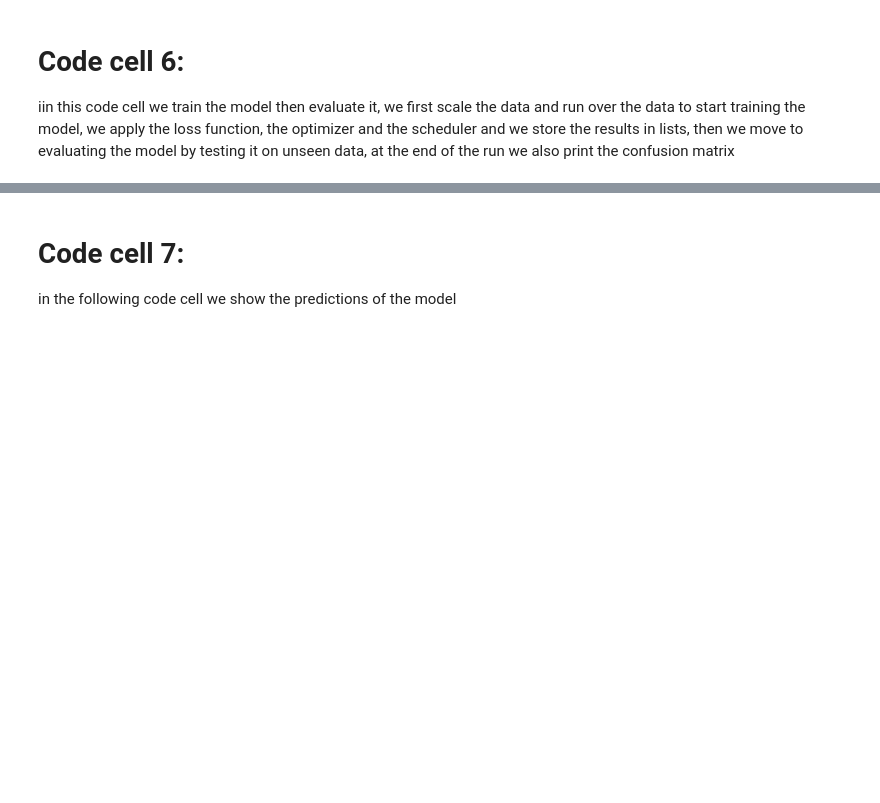
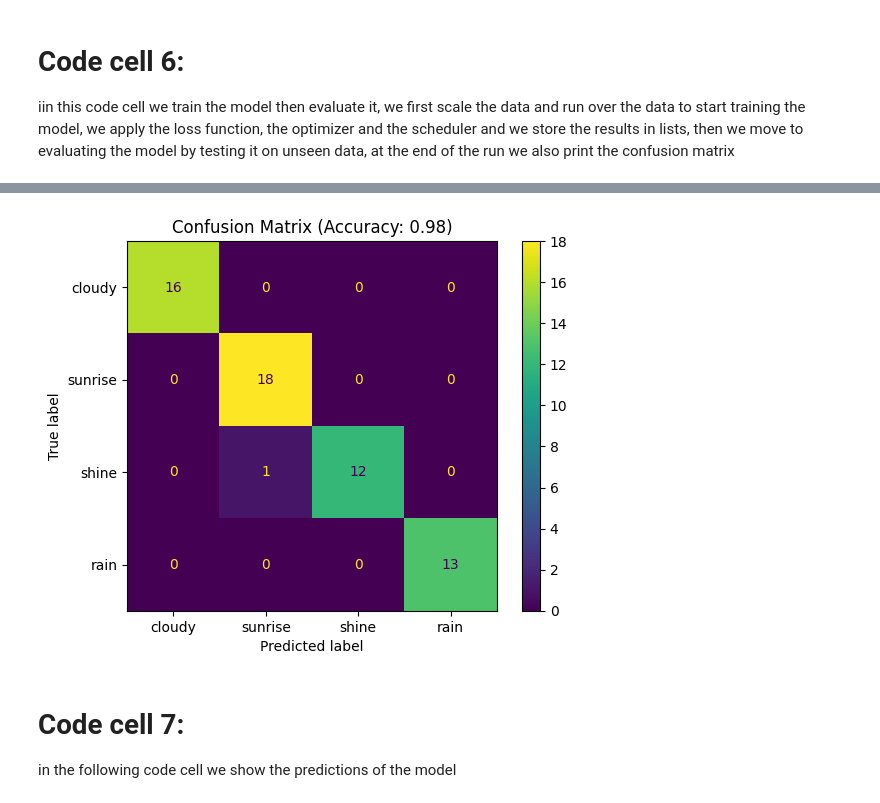
Before and after one commit to RaneemIbra/DeepLearning_NLP, a Jupyter notebook: DL/HW2_PT2_212920896_212245096.ipynb, the cells around one changed output, grey strips where cells are left out. Cells and saved outputs as stored; diff of their text form; code cells hidden in the pictures; blank space fills up the shorter version.

Commit message:
plotted the confusion matrix

```diff
--- a/DL/HW2_PT2_212920896_212245096.ipynb
+++ b/DL/HW2_PT2_212920896_212245096.ipynb
@@ -289,4 +289,10 @@ def train_model(model, train_loader, val_loader, test_loader, criterion, optimiz
 train_losses, val_losses, train_accuracies, val_accuracies, test_accuracies = train_model(
     model, train_loader, val_loader, test_loader, criterion, optimizer, scheduler, num_epochs=15
 )
+
+
+test_acc, cm = evaluate_model(model, test_loader)
+ConfusionMatrixDisplay(confusion_matrix=cm, display_labels=classes).plot(cmap='viridis')
+plt.title(f"Confusion Matrix (Accuracy: {test_acc:.2f})")
+plt.show()
 # %% [output]
@@ -308,3 +314,4 @@ Epoch 15/15, Train Loss: 0.5961, Val Loss: 0.5435, Train Acc: 0.9623, Val Acc: 0
+[figure, added]
 # %% [markdown]
 # Code cell 7:
 in the following code cell we show the predictions of the model
```
Also changed, not shown: parts of 4 cells of this notebook.
